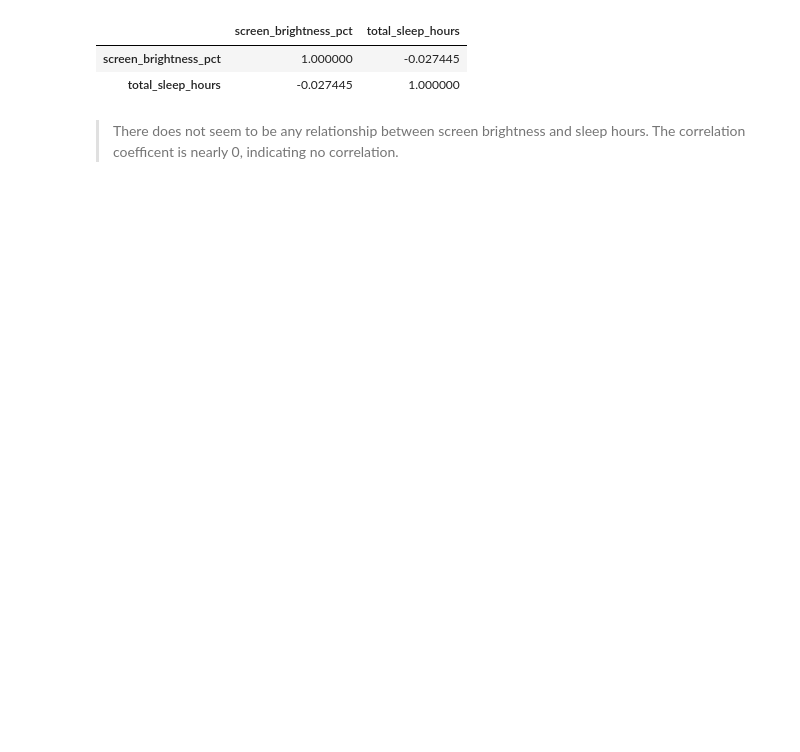
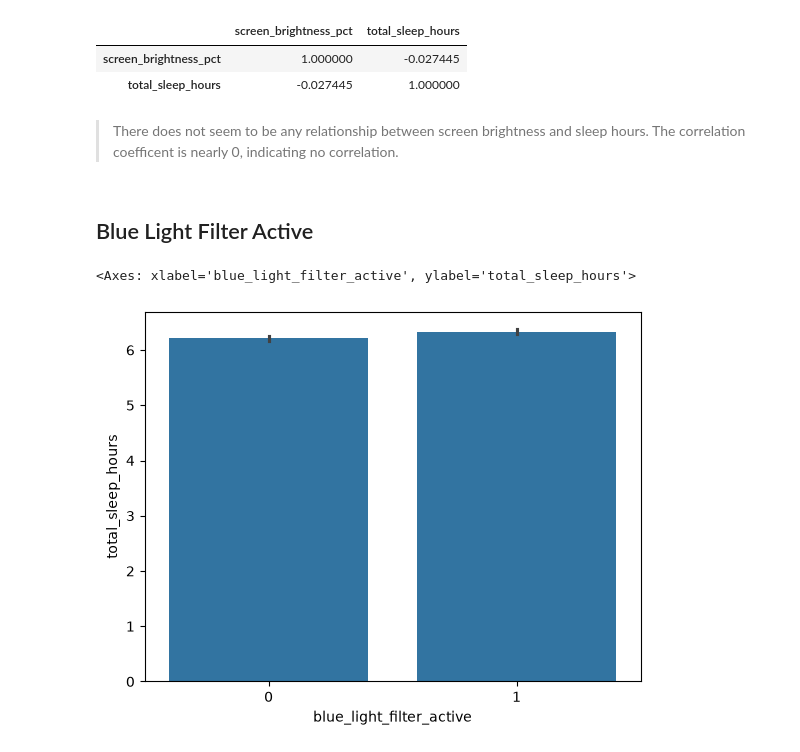
Before and after one commit to danielphilip12/Sleep-Debt, a Jupyter notebook: notebooks/01_eda.ipynb, the cells around one changed output. Saved outputs shown, nothing was run; the diff lists cells and outputs as text; code cells hidden in the pictures; blank space fills up the shorter version.

Commit message:
Add analysis for blue light filter and caffeine_post_5pm_mg

```diff
--- a/notebooks/01_eda.ipynb
+++ b/notebooks/01_eda.ipynb
@@ -299,3 +299,10 @@ df[['screen_brightness_pct', 'total_sleep_hours']].corr()
 | total_sleep_hours | -0.027445 | 1.000000 |
 # %% [markdown]
 > There does not seem to be any relationship between screen brightness and sleep hours. The correlation coefficent is nearly 0, indicating no correlation.
+# %% [markdown]
+## Blue Light Filter Active
+# %%
+sns.barplot(data=df, x='blue_light_filter_active', y=target)
+# %% [output]
+<Axes: xlabel='blue_light_filter_active', ylabel='total_sleep_hours'>
+[figure, added]
```
Also changed, not shown: parts of 11 cells of this notebook.
